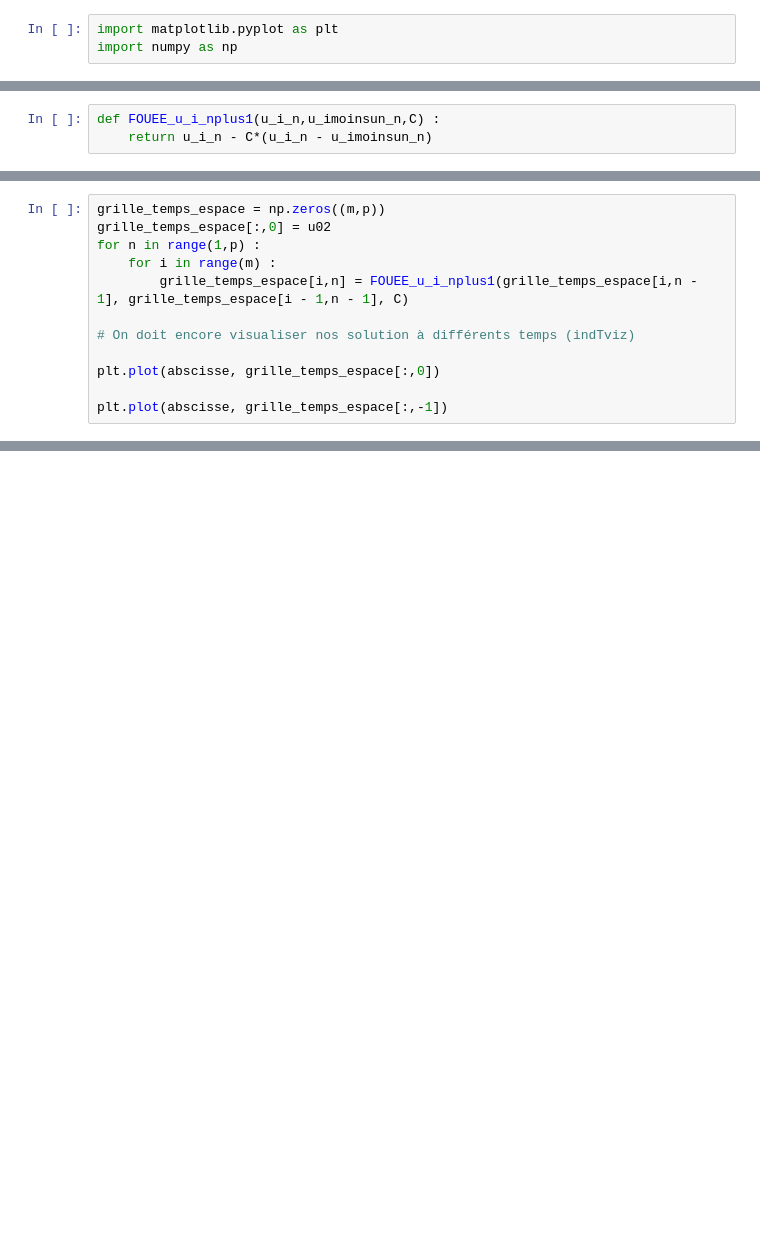
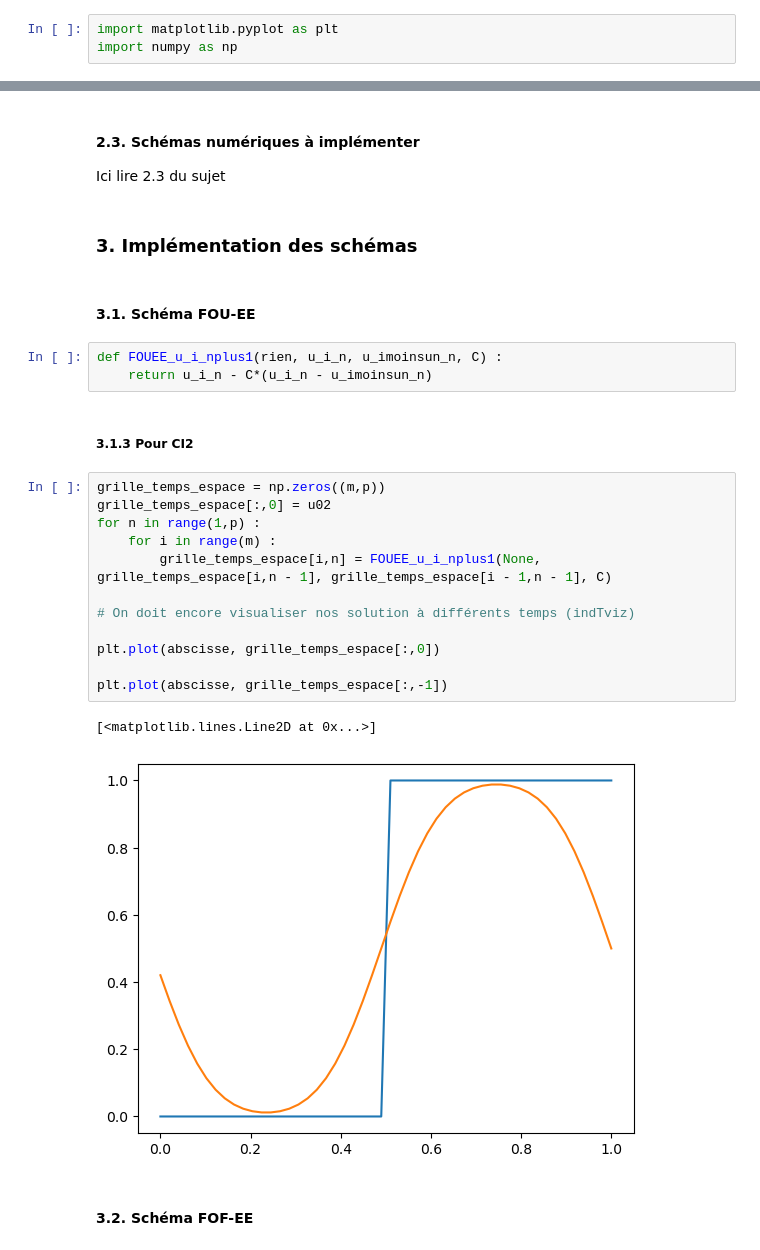
Before and after one commit to MaxMosh/n7-SN, a Jupyter notebook: 2A ModIA/S7 (INSA)/Modélisation et Calcul Scientifique/EDP/TPs/TP1/TP1.ipynb, the cells around one changed output, grey strips where cells are left out. Cells and saved outputs as stored; diff of their text form; blank space fills up the shorter version.

```diff
--- a/2A ModIA/S7 (INSA)/Modélisation et Calcul Scientifique/EDP/TPs/TP1/TP1.ipynb
+++ b/2A ModIA/S7 (INSA)/Modélisation et Calcul Scientifique/EDP/TPs/TP1/TP1.ipynb
@@ -66,3 +5,0 @@ Ici lire 2.3 du sujet
-# %%
-def FOUEE_u_i_nplus1(u_i_n,u_imoinsun_n,C) :
-    return u_i_n - C*(u_i_n - u_imoinsun_n)
@@ -71,12 +5,0 @@ def FOUEE_u_i_nplus1(u_i_n,u_imoinsun_n,C) :
-# %%
-grille_temps_espace = np.zeros((m,p))
-grille_temps_espace[:,0] = u02
-for n in range(1,p) :
-    for i in range(m) :
-        grille_temps_espace[i,n] = FOUEE_u_i_nplus1(grille_temps_espace[i,n - 1], grille_temps_espace[i - 1,n - 1], C)
-
-# On doit encore visualiser nos solution à différents temps (indTviz)
-
-plt.plot(abscisse, grille_temps_espace[:,0])
-
-plt.plot(abscisse, grille_temps_espace[:,-1])
@@ -85,0 +77,30 @@ plt.plot(abscisse, grille_temps_espace[:,-1])
+# %% [markdown]
+#### **2.3. Schémas numériques à implémenter**
+
+Ici lire 2.3 du sujet
+# %% [markdown]
+### **3. Implémentation des schémas**
+# %% [markdown]
+#### **3.1. Schéma FOU-EE**
+# %%
+def FOUEE_u_i_nplus1(rien, u_i_n, u_imoinsun_n, C) :
+    return u_i_n - C*(u_i_n - u_imoinsun_n)
+# %% [markdown]
+##### **3.1.3 Pour CI2**
+# %%
+grille_temps_espace = np.zeros((m,p))
+grille_temps_espace[:,0] = u02
+for n in range(1,p) :
+    for i in range(m) :
+        grille_temps_espace[i,n] = FOUEE_u_i_nplus1(None, grille_temps_espace[i,n - 1], grille_temps_espace[i - 1,n - 1], C)
+
+# On doit encore visualiser nos solution à différents temps (indTviz)
+
+plt.plot(abscisse, grille_temps_espace[:,0])
+
+plt.plot(abscisse, grille_temps_espace[:,-1])
+# %% [output]
+[<matplotlib.lines.Line2D at 0x...>]
+[figure, added]
+# %% [markdown]
+#### **3.2. Schéma FOF-EE**
```
Also changed, not shown: parts of 38 cells of this notebook.
